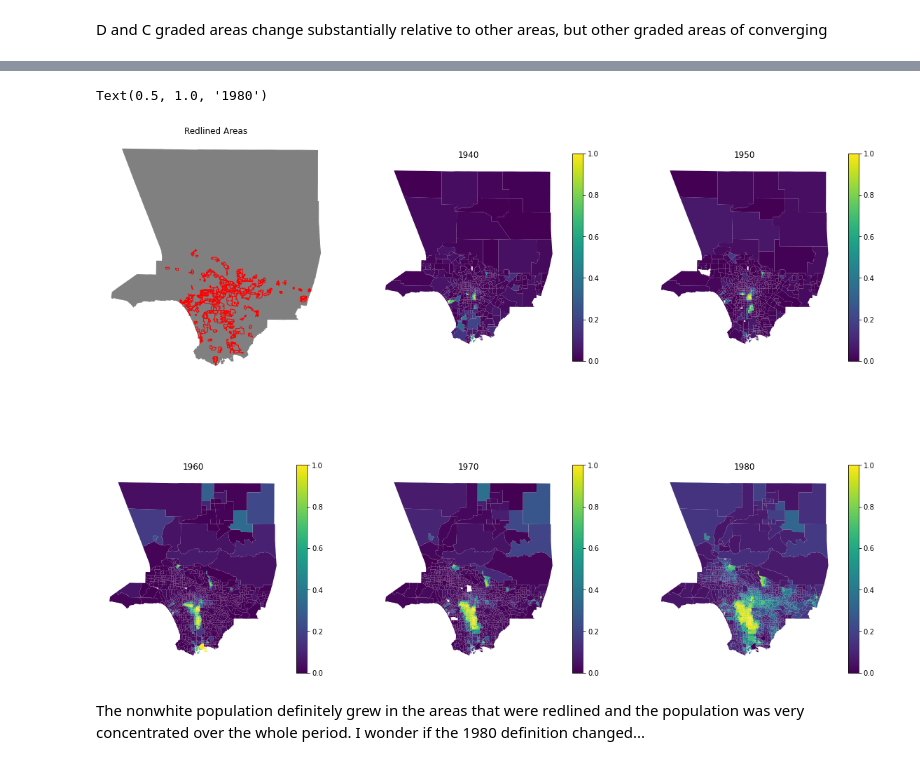
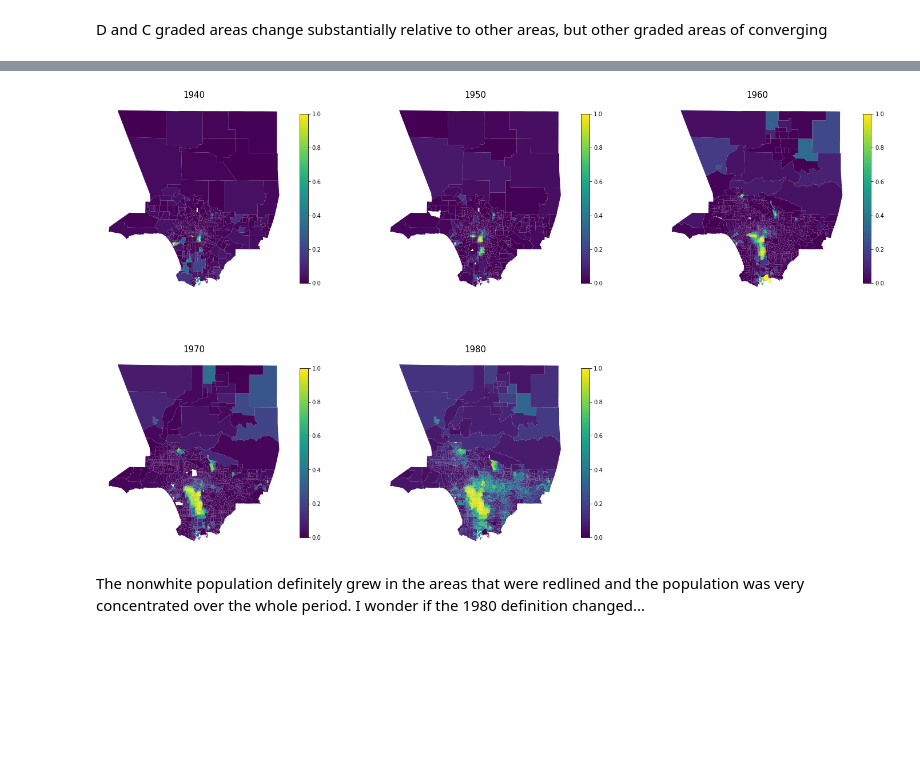
Before and after one commit to pmannino5/LA_Redlining_CRA, a Jupyter notebook: Multivariate Stats_Redlining.ipynb, the cells around one changed output, grey strips where cells are left out. Drawn from its saved outputs; the diff is of its cells as text; code cells hidden in the pictures; blank space fills up the shorter version.

```diff
--- a/Multivariate Stats_Redlining.ipynb
+++ b/Multivariate Stats_Redlining.ipynb
@@ -316,48 +339,44 @@ D and C graded areas change substantially relative to other areas, but other gra
 # %%
 #map the areas by decade with percent non-white population and compare to redlined (C and D graded) areas
 
-fig,ax=plt.subplots(nrows=2, ncols=3, figsize=(20,15))
-
-#show where in LA county was redlined
-ax=plt.subplot(2,3,1)
-forties_data.plot(color='grey',edgecolor='grey',ax=ax)
-redline[redline['holc_grade'].isin(['C','D'])].plot(color='none',edgecolor='red',ax=ax,vmax=1,vmin=0)
-ax.set_axis_off()
-ax.set_title('Redlined Areas')
+fig,ax=plt.subplots(nrows=2, ncols=3, figsize=(25,15),gridspec_kw={'hspace' : -.40, 'wspace' : .1})
+fontsize=15
 
 #all by decadeb
 
-ax1=plt.subplot(2,3,2)
-forties_data.plot('pct_nonwhite', figsize=(10,15), legend=True, legend_kwds={'shrink' : .8},ax=ax1,vmax=1,vmin=0)
+ax1=plt.subplot(2,3,1)
+forties_data.plot('pct_nonwhite', legend=True, legend_kwds={'shrink' : .8},ax=ax1,vmax=1,vmin=0)
 ax1.set_axis_off()
-ax1.set_title('1940')
+ax1.set_title('1940',fontsize=fontsize)
 
 
-ax2=plt.subplot(2,3,3)
-fifties_data.plot('pct_nonwhite', figsize=(10,15), legend=True, legend_kwds={'shrink' : .8},ax=ax2,vmax=1,vmin=0)
+ax2=plt.subplot(2,3,2)
+fifties_data.plot('pct_nonwhite', legend=True, legend_kwds={'shrink' : .8},ax=ax2,vmax=1,vmin=0)
 ax2.set_axis_off()
-ax2.set_title('1950')
+ax2.set_title('1950',fontsize=fontsize)
 
 
-ax3=plt.subplot(2,3,4)
-sixties_data.plot('pct_nonwhite', figsize=(10,15), legend=True, legend_kwds={'shrink' : .8},ax=ax3,vmax=1,vmin=0)
+ax3=plt.subplot(2,3,3)
+sixties_data.plot('pct_nonwhite', legend=True, legend_kwds={'shrink' : .8},ax=ax3,vmax=1,vmin=0)
 ax3.set_axis_off()
-ax3.set_title('1960')
+ax3.set_title('1960',fontsize=fontsize)
 
 
-ax4=plt.subplot(2,3,5)
-seventies_data.plot('pct_nonwhite', figsize=(10,15), legend=True, legend_kwds={'shrink' : .8},ax=ax4,vmax=1,vmin=0)
+ax4=plt.subplot(2,3,4)
+seventies_data.plot('pct_nonwhite', legend=True, legend_kwds={'shrink' : .8},ax=ax4,vmax=1,vmin=0)
 ax4.set_axis_off()
-ax4.set_title('1970')
+ax4.set_title('1970',fontsize=fontsize)
 
 
-ax5=plt.subplot(2,3,6)
-eighties_data.plot('pct_nonwhite', figsize=(10,15), legend=True, legend_kwds={'shrink' : .8},ax=ax5,vmax=1,vmin=0)
+ax5=plt.subplot(2,3,5)
+eighties_data.plot('pct_nonwhite', legend=True, legend_kwds={'shrink' : .8},ax=ax5,vmax=1,vmin=0)
 ax5.set_axis_off()
-ax5.set_title('1980')
+ax5.set_title('1980',fontsize=fontsize)
+
+#fig.delaxes(ax[1][2])
+plt.gcf().savefig('historical_maps.png', bbox_inches='tight')
 # %% [output]
-Text(0.5, 1.0, '1980')
-[figure, old version]
+[figure, new version]
 # %% [markdown]
 The nonwhite population definitely grew in the areas that were redlined and the population was very concentrated over the whole period. I wonder if the 1980 definition changed...
 # %% [markdown]
```
Also changed, not shown: parts of 27 cells of this notebook.
